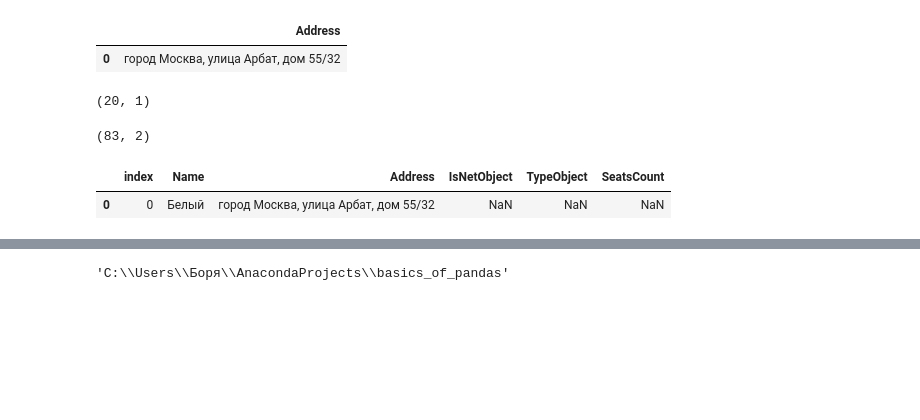
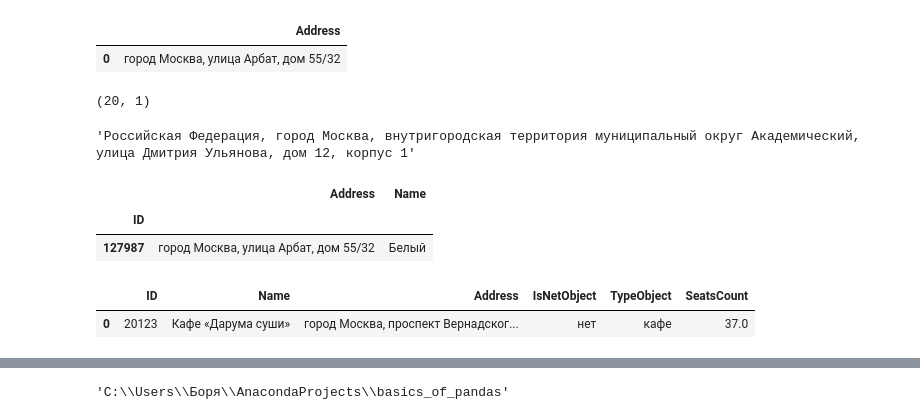
Before and after one commit to gbrs/basics_of_pandas, a Jupyter notebook: 6_3.ipynb, the cells around one changed output, grey strips where cells are left out. Saved outputs shown, nothing was run; the diff lists cells and outputs as text; code cells hidden in the pictures; blank space fills up the shorter version.

```diff
--- a/6_3.ipynb
+++ b/6_3.ipynb
@@ -239,6 +239,6 @@ float
 Ид,Наименование,Адрес,Сетевой?,Специализация,КоличМест.
 Загрузите файл в формате csv (разделитель запятая, без индекса).
 # %%
-df_main = pd.read_csv('6_main.csv', index_col='ID')
+df_main = pd.read_csv('6_main.csv')
 df_main.head(1)
 # %% [output]
@@ -254,7 +253,7 @@ df_net_property.head(1)
 | 369614 | нет |
 # %%
 df_type_property = pd.read_csv('6_type_property.csv', index_col='ID')
-df_type_property = df_type_property[df_type_property.is_actual]
+df_type_property = df_type_property[df_type_property.is_actual == True]
 df_type_property.head(1)
 # %% [output]
 |  | TypeObject | is_actual |
@@ -281,8 +285,8 @@ ids.shape
 # %% [output]
 (12, 0)
 # %%
-adresses = pd.read_excel('6_Список_адресов.xlsx', sheet_name='Sheet1', header=1)
-adresses = adresses.rename(columns={'Unnamed: 0': 'Address'})
+adresses = pd.read_excel('6_Список_адресов.xlsx', sheet_name='Sheet1', header=0)
+adresses = adresses.rename(columns={'Список адресов по которым будет выполнена проверка юридическим отделом': 'Address'})
 adresses.head(1)
 # %% [output]
 |  | Address |
@@ -291,21 +295,28 @@ adresses.head(1)
 adresses.shape
 # %% [output]
 (20, 1)
+# %%
+adresses.loc[17].Address
+# %% [output]
+'Российская Федерация, город Москва, внутригородская территория муниципальный округ Академический, улица Дмитрия Ульянова, дом 12, корпус 1'
 # %%
-df1 = adresses.merge(df_main, how='inner')
-df2 = ids.join(df_main, how='inner')
+df1 = adresses.merge(df_main, how='inner', left_on='Address', right_on='Address')
+df2 = ids.merge(df_main, how='inner', left_on='ID', right_index=True)
 df = pd.concat([df1, df2])
 df = df.drop_duplicates()
-df.shape
+df = df.set_index('ID')
+df.head(1)
 # %% [output]
-(83, 2)
+|  | Address | Name |
+| ID |  |  |
+| 127987 | город Москва, улица Арбат, дом 55/32 | Белый |
 # %%
 df = df.join([df_net_property, df_type_property, df_seats_property], how='left')
 # %%
 df = df.reset_index()
 # %%
-df = df[['index', 'Name', 'Address', 'IsNetObject', 'TypeObject', 'SeatsCount']]
+df = df[['ID', 'Name', 'Address', 'IsNetObject', 'TypeObject', 'SeatsCount']]
 df.head(1)
 # %% [output]
-|  | index | Name | Address | IsNetObject | TypeObject | SeatsCount |
-| 0 | 0 | Белый | город Москва, улица Арбат, дом 55/32 | NaN | NaN | NaN |
+|  | ID | Name | Address | IsNetObject | TypeObject | SeatsCount |
+| 0 | 20123 | Кафе «Дарума суши» | город Москва, проспект Вернадског... | нет | кафе | 37.0 |
```
Also changed, not shown: parts of 8 cells of this notebook.
